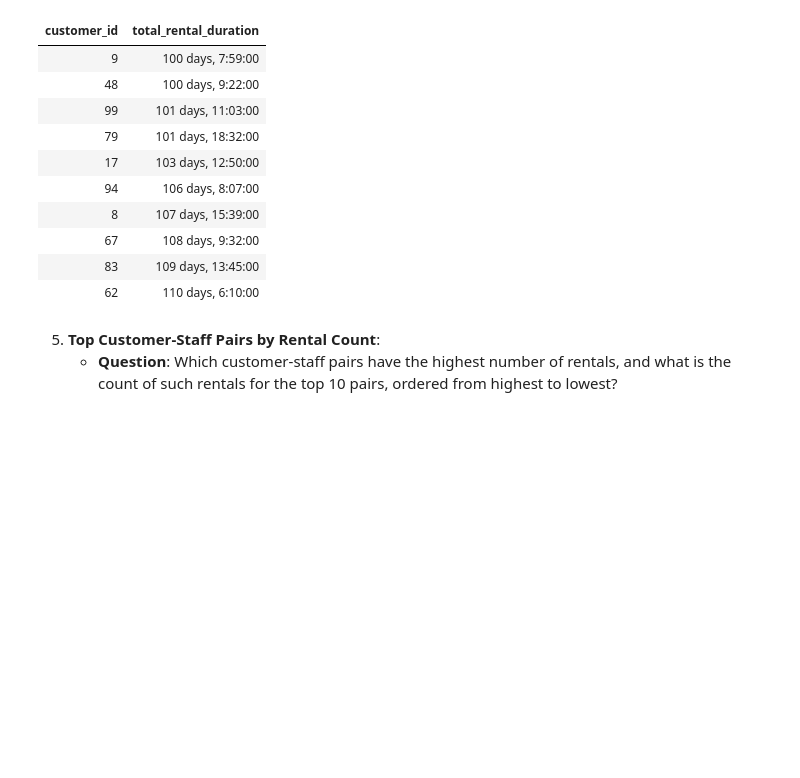
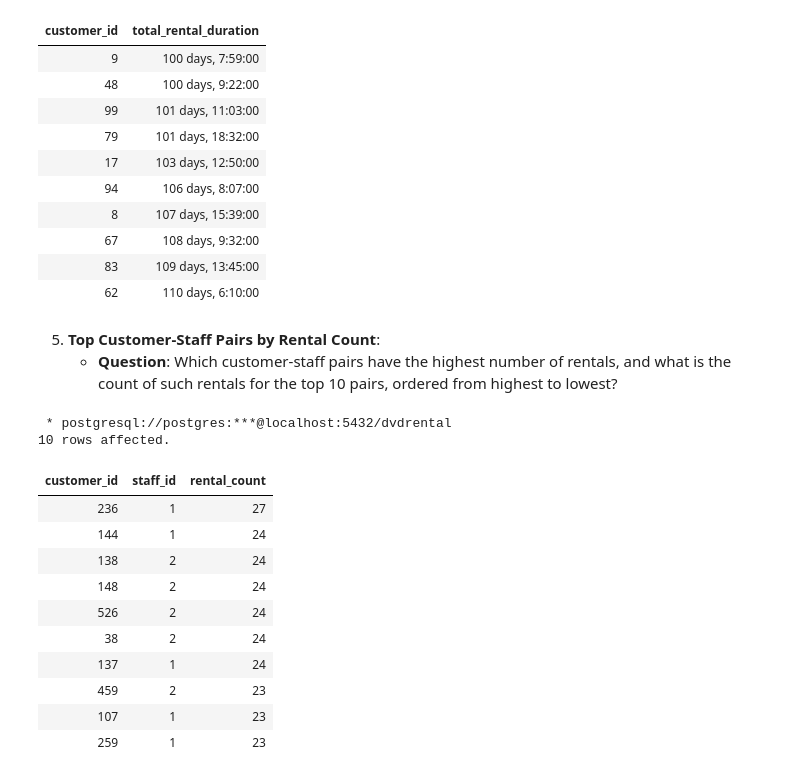
Before and after one commit to TRU-DASC/DASC_5410_students, a Jupyter notebook: _sources/lectures/lecture5.ipynb, the cells around one changed output. Saved outputs shown, nothing was run; the diff lists cells and outputs as text; code cells hidden in the pictures; blank space fills up the shorter version.

```diff
--- a/_sources/lectures/lecture5.ipynb
+++ b/_sources/lectures/lecture5.ipynb
@@ -668,3 +669,25 @@ LIMIT 10;
 
 5. **Top Customer-Staff Pairs by Rental Count**:
    - **Question**: Which customer-staff pairs have the highest number of rentals, and what is the count of such rentals for the top 10 pairs, ordered from highest to lowest?
+# %%
+%%sql
+
+SELECT customer_id, staff_id, COUNT(*) AS rental_count
+FROM rental
+GROUP BY customer_id, staff_id
+ORDER BY rental_count DESC
+LIMIT 10;
+# %% [output]
+ * postgresql://postgres:***@localhost:5432/dvdrental
+10 rows affected.
+| customer_id | staff_id | rental_count |
+| 236 | 1 | 27 |
+| 144 | 1 | 24 |
+| 138 | 2 | 24 |
+| 148 | 2 | 24 |
+| 526 | 2 | 24 |
+| 38 | 2 | 24 |
+| 137 | 1 | 24 |
+| 459 | 2 | 23 |
+| 107 | 1 | 23 |
+| 259 | 1 | 23 |
```
Also changed, not shown: parts of 1 cell of this notebook, 2 other files.
